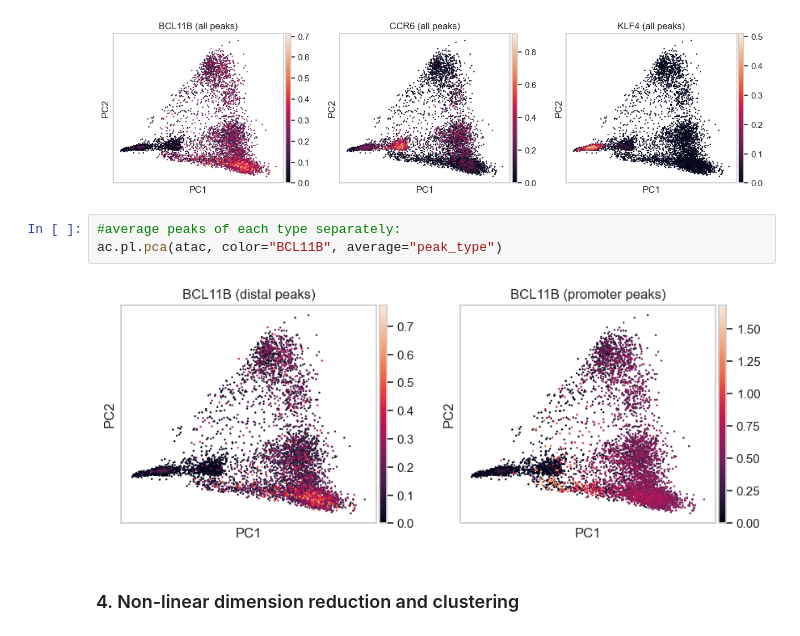
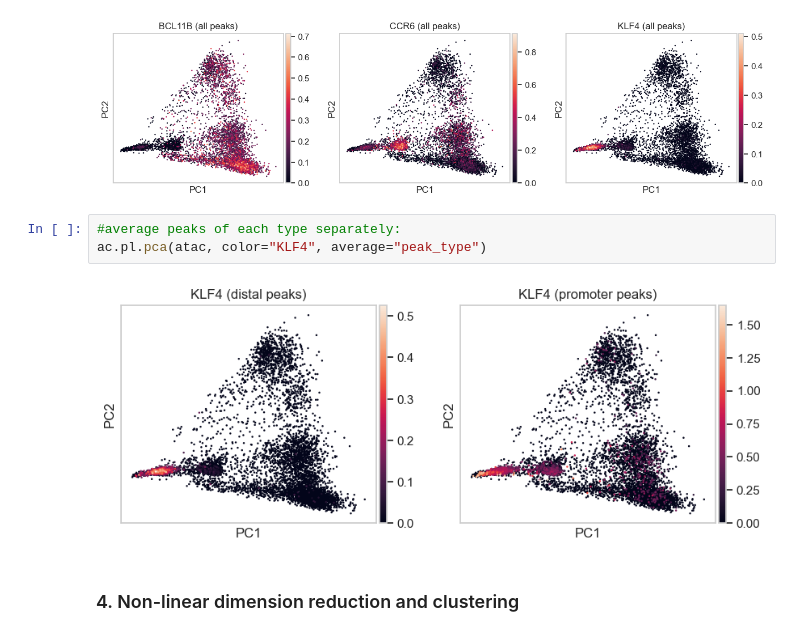
Before and after one commit to chira-ploy/singlecells-DataPlayground, a Jupyter notebook: PBMC10k/ATAC_processing.ipynb, the cells around one changed output. Cells and saved outputs as stored; diff of their text form.

```diff
--- a/PBMC10k/ATAC_processing.ipynb
+++ b/PBMC10k/ATAC_processing.ipynb
@@ -850,9 +850,9 @@ ac.pl.pca(atac, color=["BCL11B", "CCR6", "KLF4"], average="total")
 [figure]
 # %%
 #average peaks of each type separately:
-ac.pl.pca(atac, color="BCL11B", average="peak_type")
+ac.pl.pca(atac, color="KLF4", average="peak_type")
 # %% [output]
-[figure, old version]
+[figure, new version]
 # %% [markdown]
 ### 4. Non-linear dimension reduction and clustering
 # %%
```
Also changed, not shown: parts of 16 cells of this notebook.
